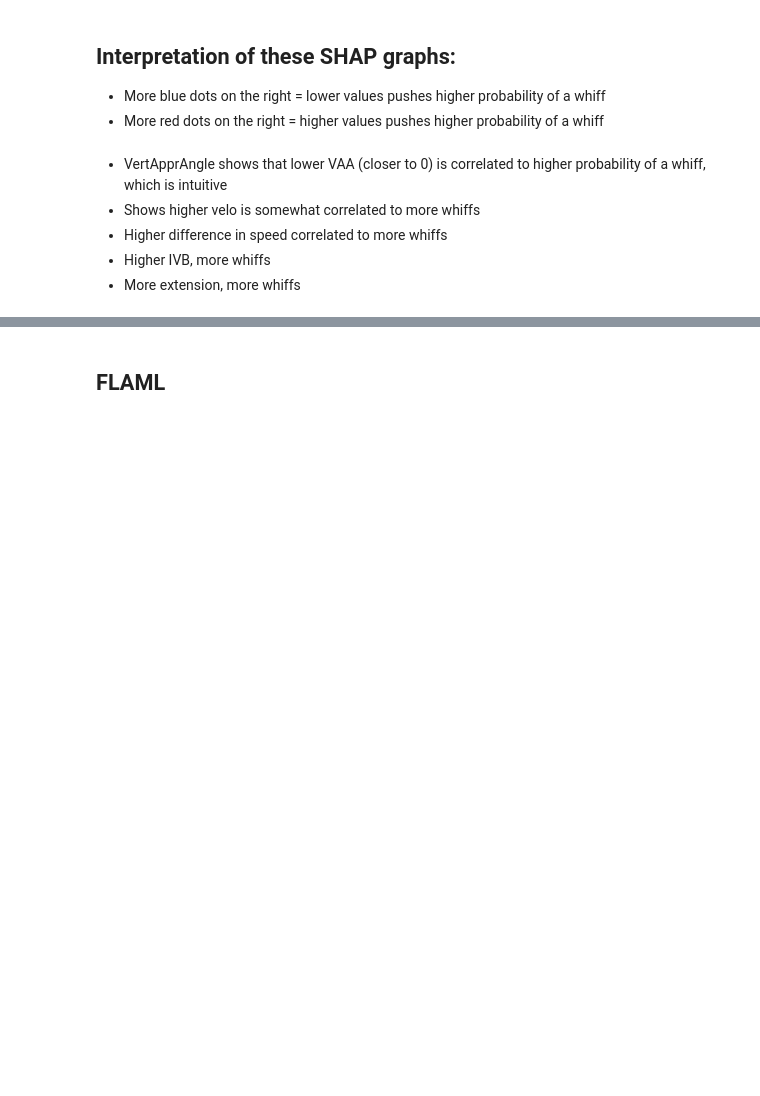
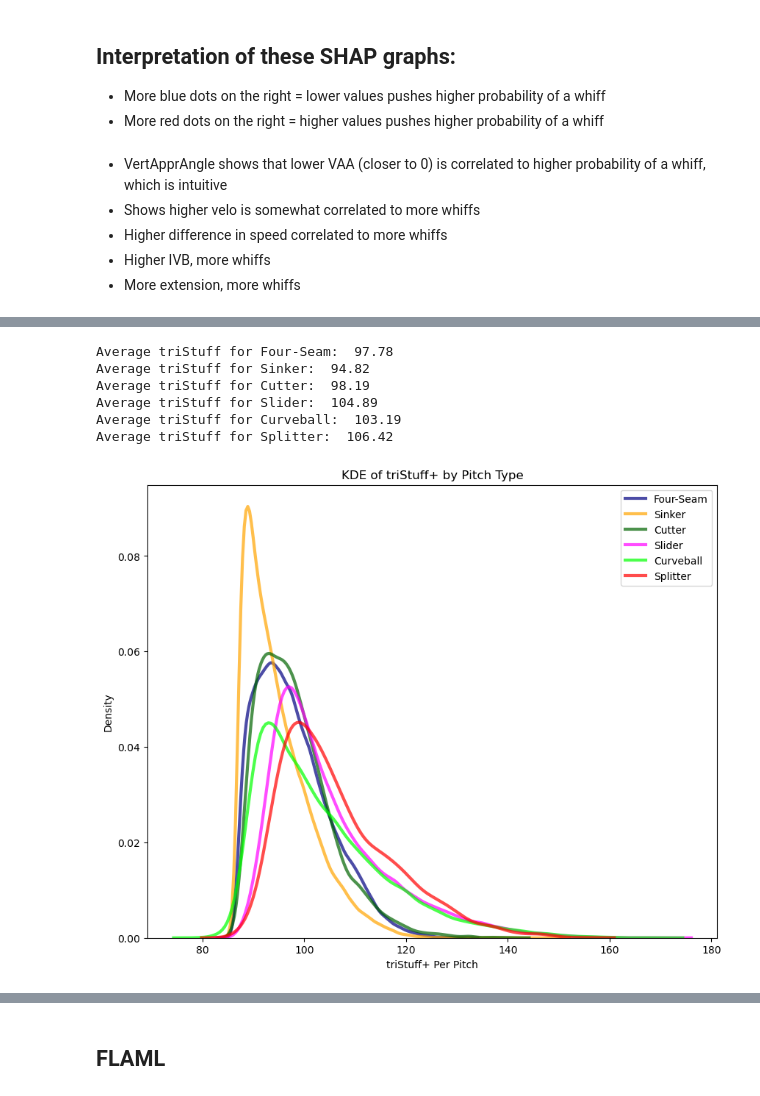
Before and after one commit to jackkalsched/UCSD_Baseball_25, a Jupyter notebook: Pitching/stuff+/stuff_plus.ipynb, the cells around one changed output, grey strips where cells are left out. Drawn from its saved outputs; the diff is of its cells as text; code cells hidden in the pictures; blank space fills up the shorter version.

```diff
--- a/Pitching/stuff+/stuff_plus.ipynb
+++ b/Pitching/stuff+/stuff_plus.ipynb
@@ -943,0 +1055,36 @@ Name: cv_predicted_prob_xgb, dtype: float64
+# %%
+pitch_color_map = {
+    'Four-Seam': 'navy',
+    'Sinker': 'orange',
+    'Cutter': 'darkgreen',
+    'ChangeUp': 'cyan',
+    'Slider': 'magenta',
+    'Curveball': 'lime',
+    'Splitter': 'red'
+}
+
+plt.figure(figsize=(10, 8))
+handles = []
+labels = []
+
+for pitch, color in pitch_color_map.items():
+    data = whiff_with_probs[whiff_with_probs['AutoPitchType'] == pitch]['triStuff+']
+    if len(data) > 1:   # KDE needs at least 2 points
+        h = sns.kdeplot(data, fill=False, color=color, alpha=0.7, linewidth=3, label=pitch)
+        handles.append(h)
+        labels.append(pitch)
+        print(f"Average triStuff for {pitch}: ", round(data.mean(), 2))
+
+plt.xlabel("triStuff+ Per Pitch")
+plt.ylabel("Density")
+plt.title("KDE of triStuff+ by Pitch Type")
+plt.legend()  # now works correctly because we used 'label' in kdeplot
+plt.show()
+# %% [output]
+Average triStuff for Four-Seam:  97.78
+Average triStuff for Sinker:  94.82
+Average triStuff for Cutter:  98.19
+Average triStuff for Slider:  104.89
+Average triStuff for Curveball:  103.19
+Average triStuff for Splitter:  106.42
+[figure, added]
```
Also changed, not shown: parts of 17 cells of this notebook, 1 other file.
